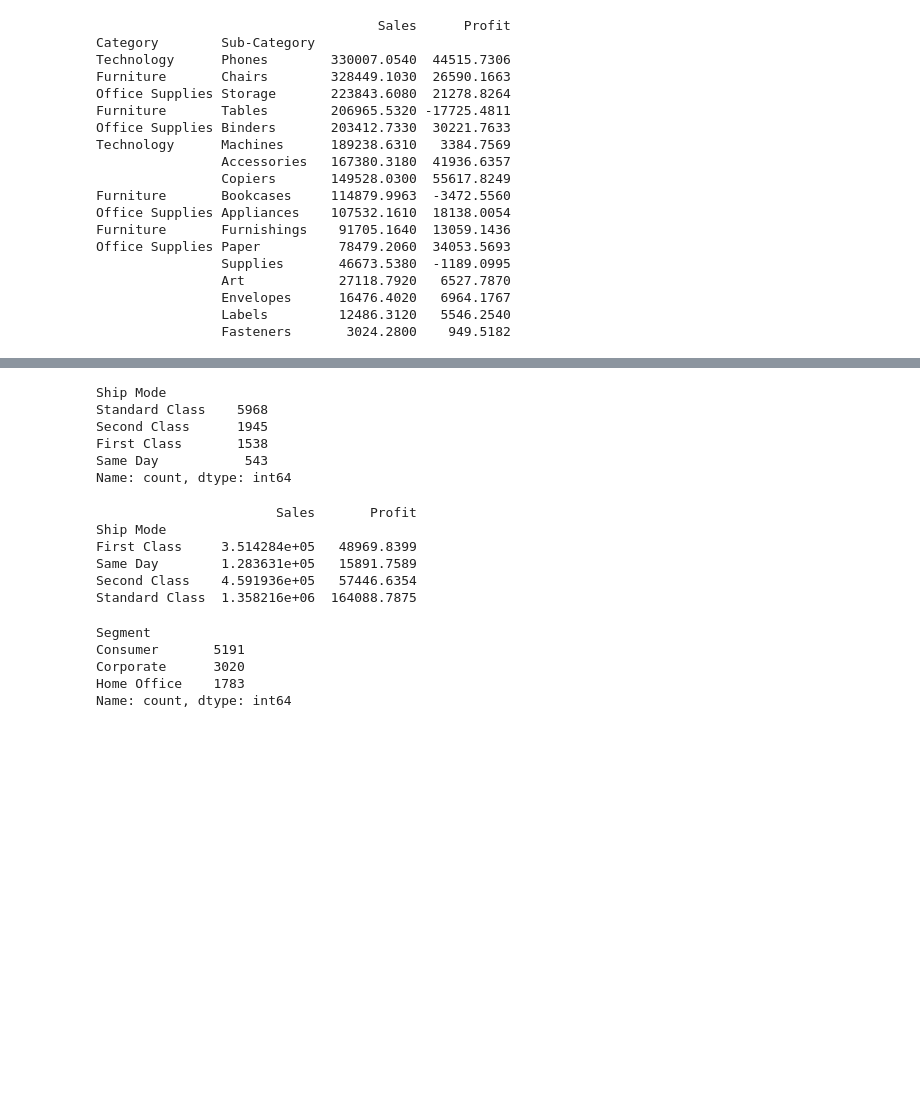
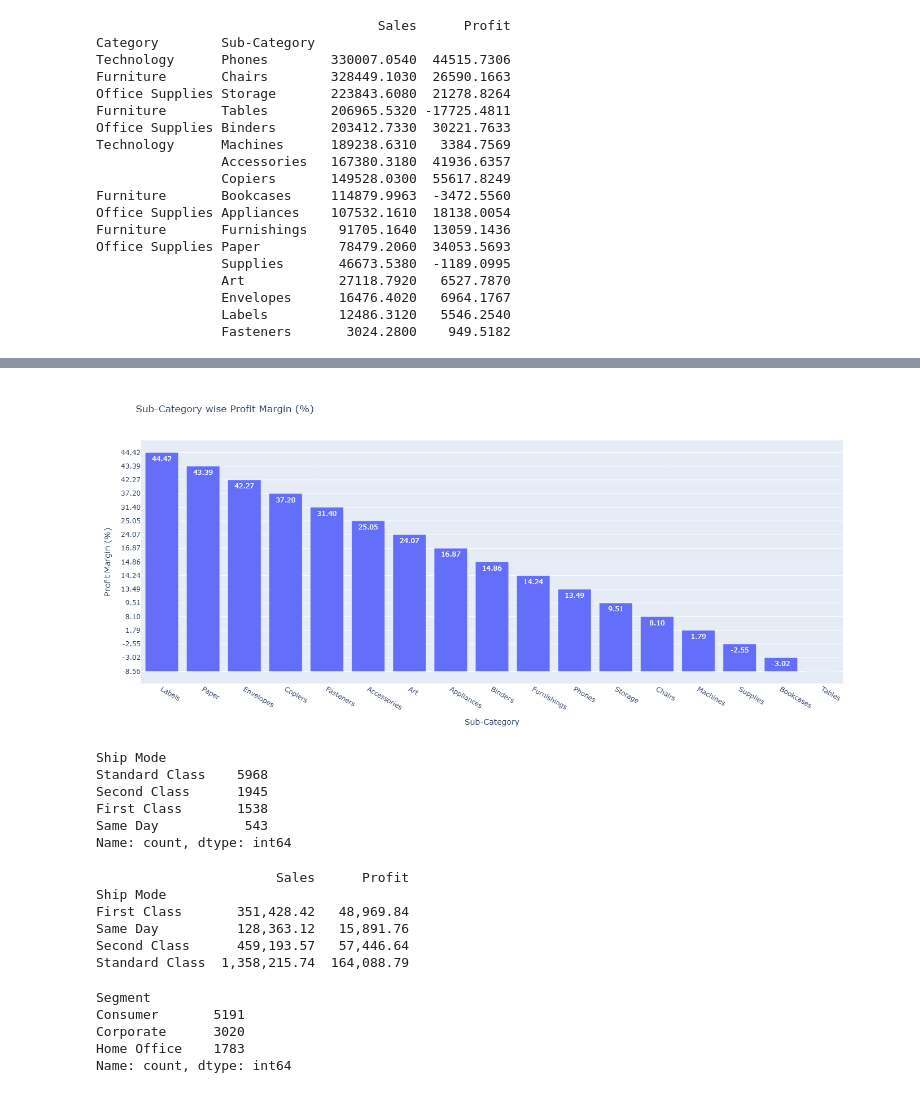
Before and after one commit to Akhil1U/Python_Basics, a Jupyter notebook: Numpy_pandas_matploat/superstore_analysis.ipynb, the cells around one changed output, grey strips where cells are left out. Cells and saved outputs as stored; diff of their text form; code cells hidden in the pictures; blank space fills up the shorter version.

```diff
--- a/Numpy_pandas_matploat/superstore_analysis.ipynb
+++ b/Numpy_pandas_matploat/superstore_analysis.ipynb
@@ -187,0 +237,11 @@ Office Supplies Paper          78479.2060  34053.5693
+# %%
+## Sub-Category wise profit percentage....................
+subcat = df.groupby(['Sub-Category']).agg({'Sales': 'sum', 'Profit': 'sum'}).reset_index()  # here reset_index is very imp, bcz sub_cat is not dataset column so reset index provide index and later it considered as column
+
+
+subcat['Profit %'] = (subcat['Profit'] / subcat['Sales']) * 100
+
+subcat_formatted = subcat.copy()
+subcat_formatted = subcat_formatted.sort_values(by='Profit %', ascending=False)
+subcat_formatted['Profit %'] = subcat_formatted['Profit %'].map('{:,.2f}'.format)
+subcat_formatted
@@ -188 +267,18 @@ Office Supplies Paper          78479.2060  34053.5693
+# %%
+fig = px.bar(subcat_formatted,
+             y='Profit %',
+             x='Sub-Category',
+             title='Sub-Category wise Profit Margin (%)',
+             text='Profit %')
+
+fig.update_layout(
+    height=600,
+    width=1600,
+    xaxis_tickangle=30,
+    yaxis_title='Profit Margin (%)',
+    yaxis={'categoryorder': 'total descending'}
+)
+fig.show()
+# %% [output]
+[figure, added]
 # %%
@@ -198,14 +294,20 @@ Same Day           543
 Name: count, dtype: int64
 # %%
 shipmode_wise = df.groupby(['Ship Mode']).agg({'Sales': 'sum', 'Profit': 'sum'})
-print(shipmode_wise)
+
+# converted scientific format to string for better represantation......
+shipmode_wise_formatted = shipmode_wise.copy()
+shipmode_wise_formatted['Sales'] = shipmode_wise_formatted['Sales'].map('{:,.2f}'.format)
+shipmode_wise_formatted['Profit'] = shipmode_wise_formatted['Profit'].map('{:,.2f}'.format)
+
+print(shipmode_wise_formatted)
 # %% [output]
-                       Sales       Profit
+                       Sales      Profit
 Ship Mode
-First Class     3.514284e+05   48969.8399
-Same Day        1.283631e+05   15891.7589
-Second Class    4.591936e+05   57446.6354
-Standard Class  1.358216e+06  164088.7875
+First Class       351,428.42   48,969.84
+Same Day          128,363.12   15,891.76
+Second Class      459,193.57   57,446.64
+Standard Class  1,358,215.74  164,088.79
 # %%
 df['Segment'].value_counts()
 # %% [output]
```
Also changed, not shown: parts of 30 cells of this notebook, 1 other file.
